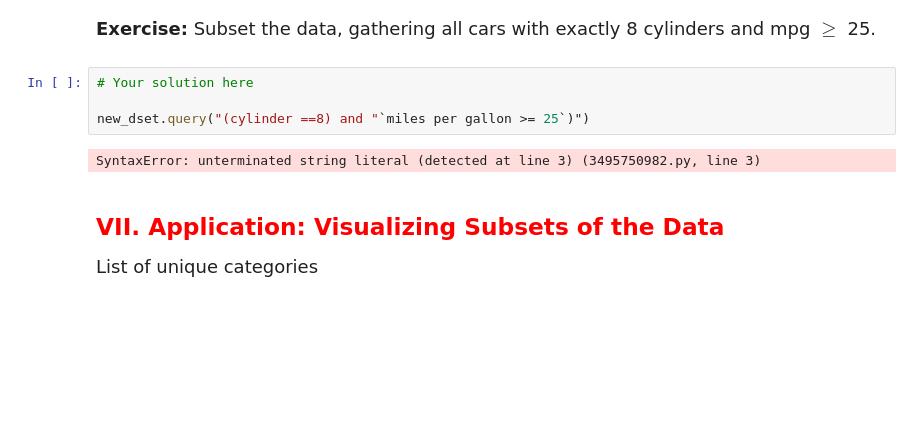
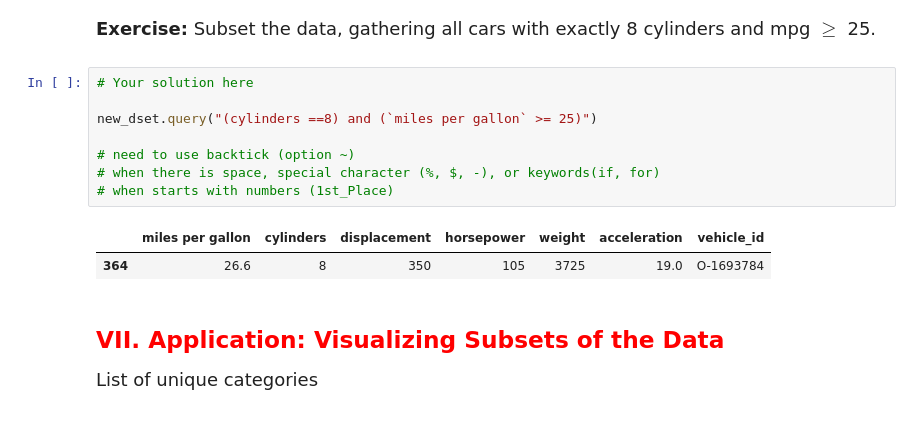
Before and after one commit to krisson381/datasci151spring2026, a Jupyter notebook: lecture_20/lecture_20a_pandas_operations copy.ipynb, the cells around one changed output. Cells and saved outputs as stored; diff of their text form; blank space fills up the shorter version.

```diff
--- a/lecture_20/lecture_20a_pandas_operations copy.ipynb
+++ b/lecture_20/lecture_20a_pandas_operations copy.ipynb
@@ -125,9 +236,14 @@ print(data_threshold_horsepower)
 # %%
 # Your solution here
 
-new_dset.query("(cylinder ==8) and "`miles per gallon >= 25`)")
+new_dset.query("(cylinders ==8) and (`miles per gallon` >= 25)")
+
+# need to use backtick (option ~)
+# when there is space, special character (%, $, -), or keywords(if, for)
+# when starts with numbers (1st_Place)
 # %% [output]
-SyntaxError: unterminated string literal (detected at line 3) (3495750982.py, line 3)
+|  | miles per gallon | cylinders | displacement | horsepower | weight | acceleration | vehicle_id |
+| 364 | 26.6 | 8 | 350 | 105 | 3725 | 19.0 | O-1693784 |
 # %% [markdown]
 ## <span style="color:red"> VII. Application: Visualizing Subsets of the Data </span>
 
```
Also changed, not shown: parts of 13 cells of this notebook, 2 other files.
